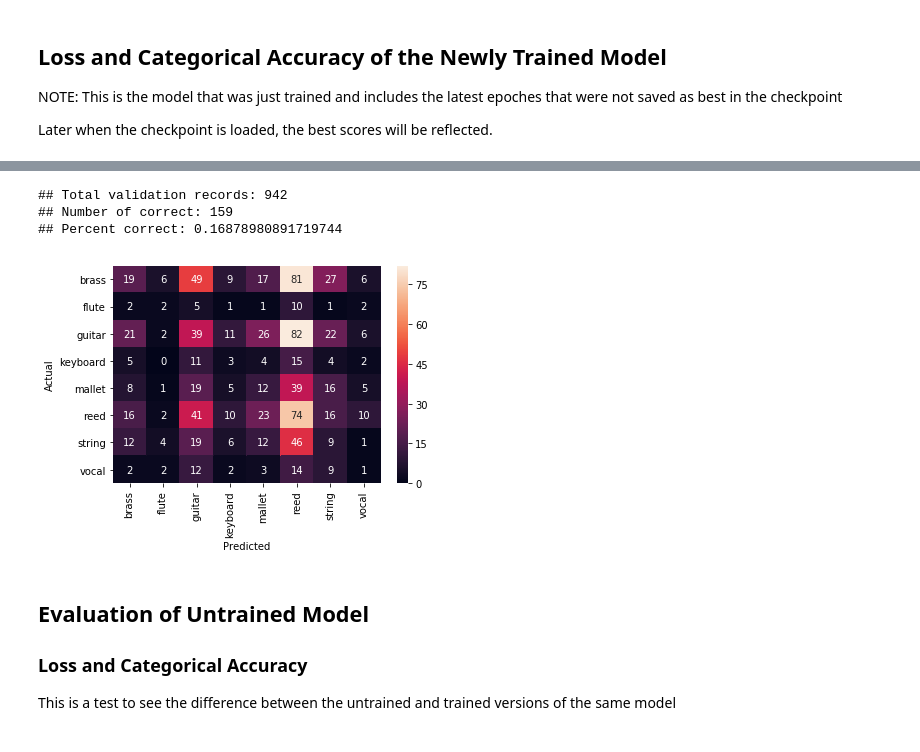
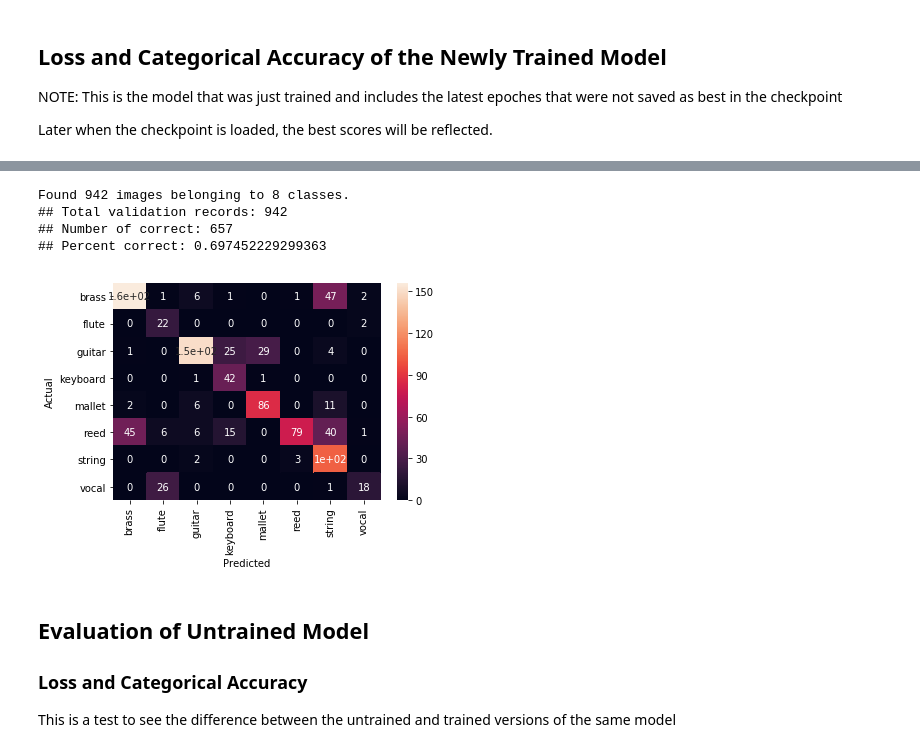
Before and after one commit to sammywachtel/udacity_capstone, a Jupyter notebook: identify_instrument.ipynb, the cells around one changed output, grey strips where cells are left out. Saved outputs shown, nothing was run; the diff lists cells and outputs as text; code cells hidden in the pictures.

Commit message:
type: doc body: reran some blocks so that they will line up with final results on the report

```diff
--- a/identify_instrument.ipynb
+++ b/identify_instrument.ipynb
@@ -397,26 +390,41 @@ print('## Loss: ', r_trained_orig[0], ' Categorical Accuracy: ', r_trained_orig[
 # %%
 # Testing the trained model on the validation data
 
 ## NOTE: This is the model that was just trained and includes the latest epoches that
 ##       were not saved as best in the checkpoint
 ## Later when the checkpoint is loaded, better results will be reflected.
 
 importlib.reload(general_utils)
 
-results, y_predicted, y_actual = general_utils.run_prediction(train_model, valid_generator)
+# NOTE: Running run_prediction on a shuffled generator will cause hours of pain because the
+#       labels are returned in a different order each time, so there's no way of knowing
+#       what labels the results should be compared with.
+valid_generator_unshuffled = datagen.flow_from_dataframe(
+        dataframe=valid_df,
+        x_col='file_paths',
+        y_col='target_names',
+        batch_size=20,
+        seed=69,
+        shuffle=False,
+        class_mode='categorical',
+        target_size=(21,20)
+    )
+
+results, y_predicted, y_actual = general_utils.run_prediction(train_model, valid_generator_unshuffled)
 
 num_trained_valid_correct = np.count_nonzero(results)
 print('## Total validation records:', len(results))
 print('## Number of correct:', num_trained_valid_correct)
 print('## Percent correct:', num_trained_valid_correct/len(results))
 
 data_labels_dict = general_utils.get_label_dict_from_generator(valid_generator)
 general_utils.display_confusion(y_predicted, y_actual, data_labels_dict)
 # %% [output]
+Found 942 images belonging to 8 classes.
 ## Total validation records: 942
-## Number of correct: 159
-## Percent correct: 0.16878980891719744
+## Number of correct: 657
+## Percent correct: 0.697452229299363
-[figure, old version]
+[figure, new version]
 # %% [markdown]
 ## Evaluation of Untrained Model
 ### Loss and Categorical Accuracy
```
Also changed, not shown: parts of 7 cells of this notebook, 1 other file.
